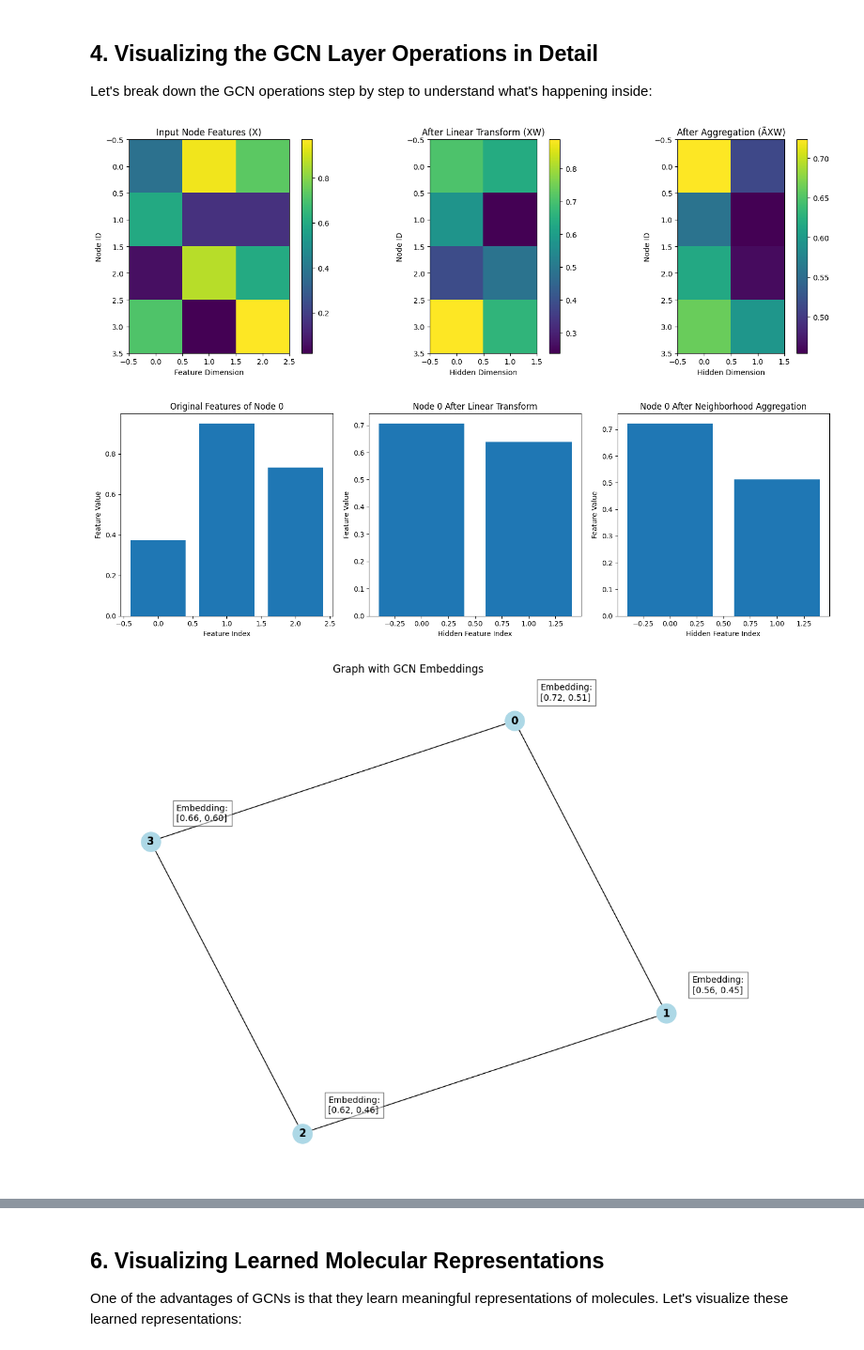
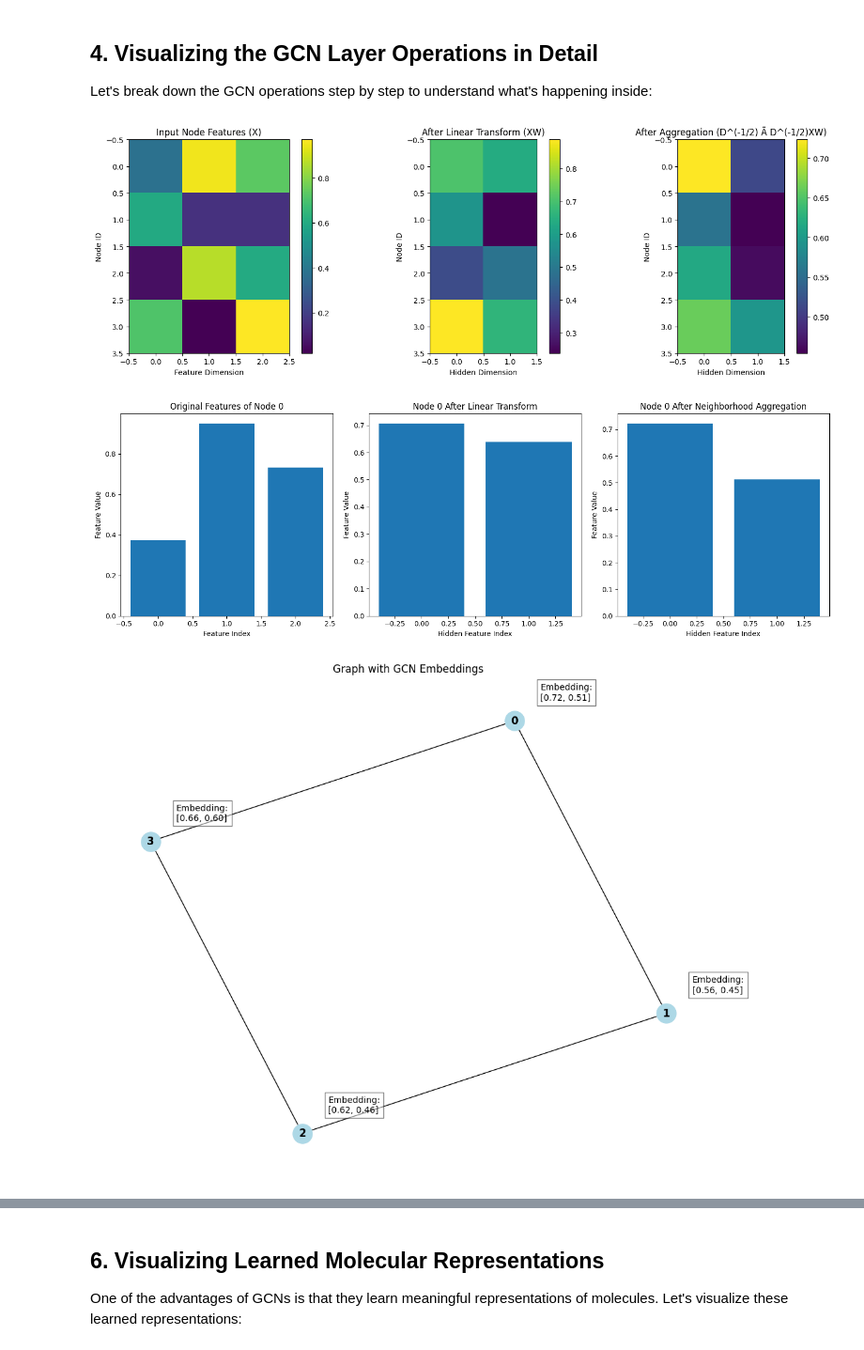
Before and after one commit to HFooladi/GNNs-For-Chemists, a Jupyter notebook: notebooks/03_GNN_molecular_activity_predictor.ipynb, the cells around one changed output, grey strips where cells are left out. Shown at 94% size. Saved outputs shown, nothing was run; the diff lists cells and outputs as text; code cells hidden in the pictures.

```diff
--- a/notebooks/03_GNN_molecular_activity_predictor.ipynb
+++ b/notebooks/03_GNN_molecular_activity_predictor.ipynb
@@ -616,7 +618,7 @@ plt.colorbar()
 
 plt.subplot(1, 3, 3)
 plt.imshow(aggregated.numpy(), cmap="viridis")
-plt.title("After Aggregation (ÃXW)")
+plt.title("After Aggregation (D^(-1/2) Ã D^(-1/2)XW)")
 plt.xlabel("Hidden Dimension")
 plt.ylabel("Node ID")
 plt.colorbar()
@@ -655,34 +657,34 @@ plt.show()
 # Visualize the graph with it's embedding
 plt.figure(figsize=(10, 8))
 
 # Draw the graph structure
 pos_demo = nx.spring_layout(G_demo, seed=42)
 nx.draw(
     G_demo,
     pos_demo,
     node_color="lightblue",
     node_size=500,
     with_labels=True,
     font_weight="bold",
 )
 
 # Plot the 2D embedding beside each node
 offset = 0.1
 for i in range(n_nodes):
     plt.text(
         pos_demo[i][0] + offset,
         pos_demo[i][1] + offset,
         f"Embedding:\n[{aggregated[i, 0]:.2f}, {aggregated[i, 1]:.2f}]",
         fontsize=10,
         bbox=dict(facecolor="white", alpha=0.5),
     )
 
 plt.title("Graph with GCN Embeddings")
 plt.axis("off")
 plt.tight_layout()
 plt.show()
 # %% [output]
-[figure, old version]
+[figure, new version]
 [figure]
 [figure]
 # %% [markdown]
```
Also changed, not shown: parts of 10 cells of this notebook.
